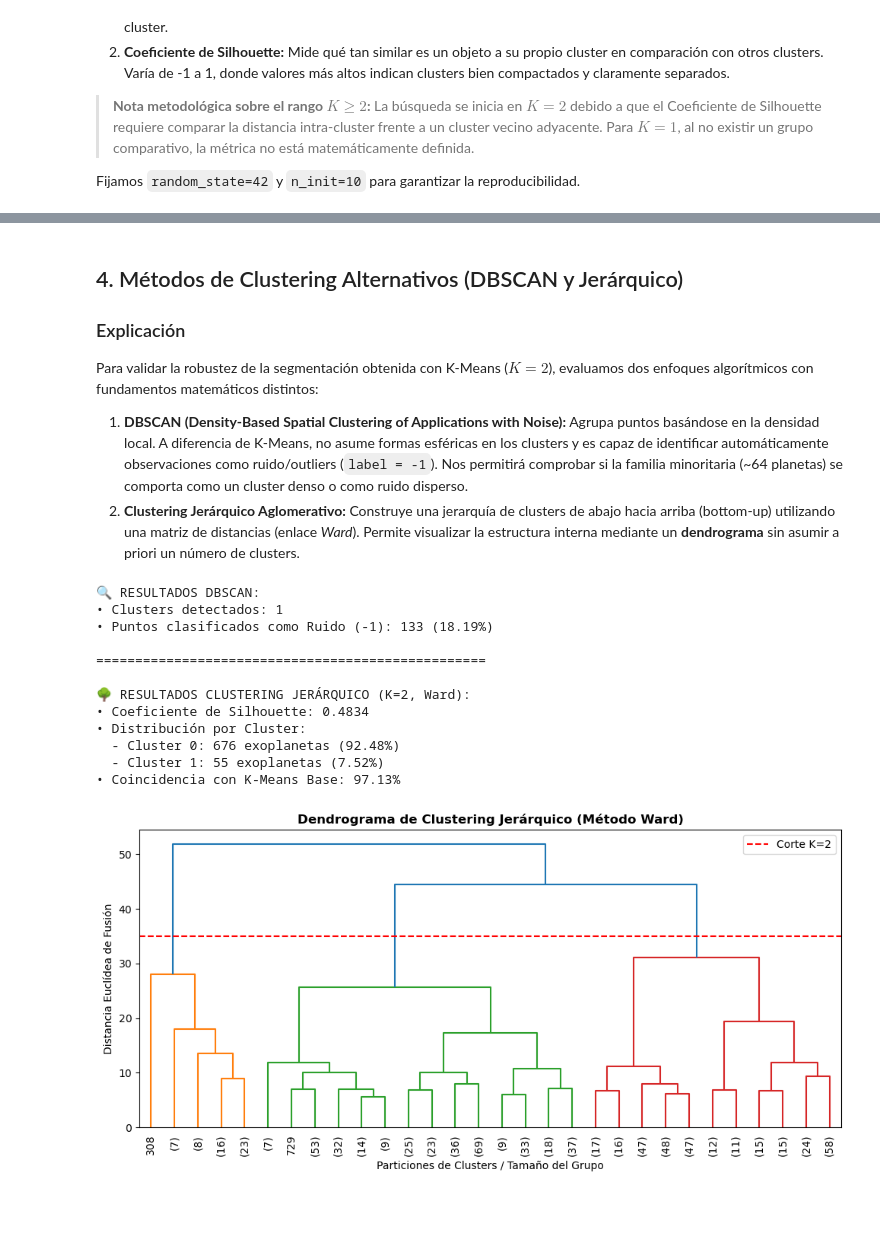
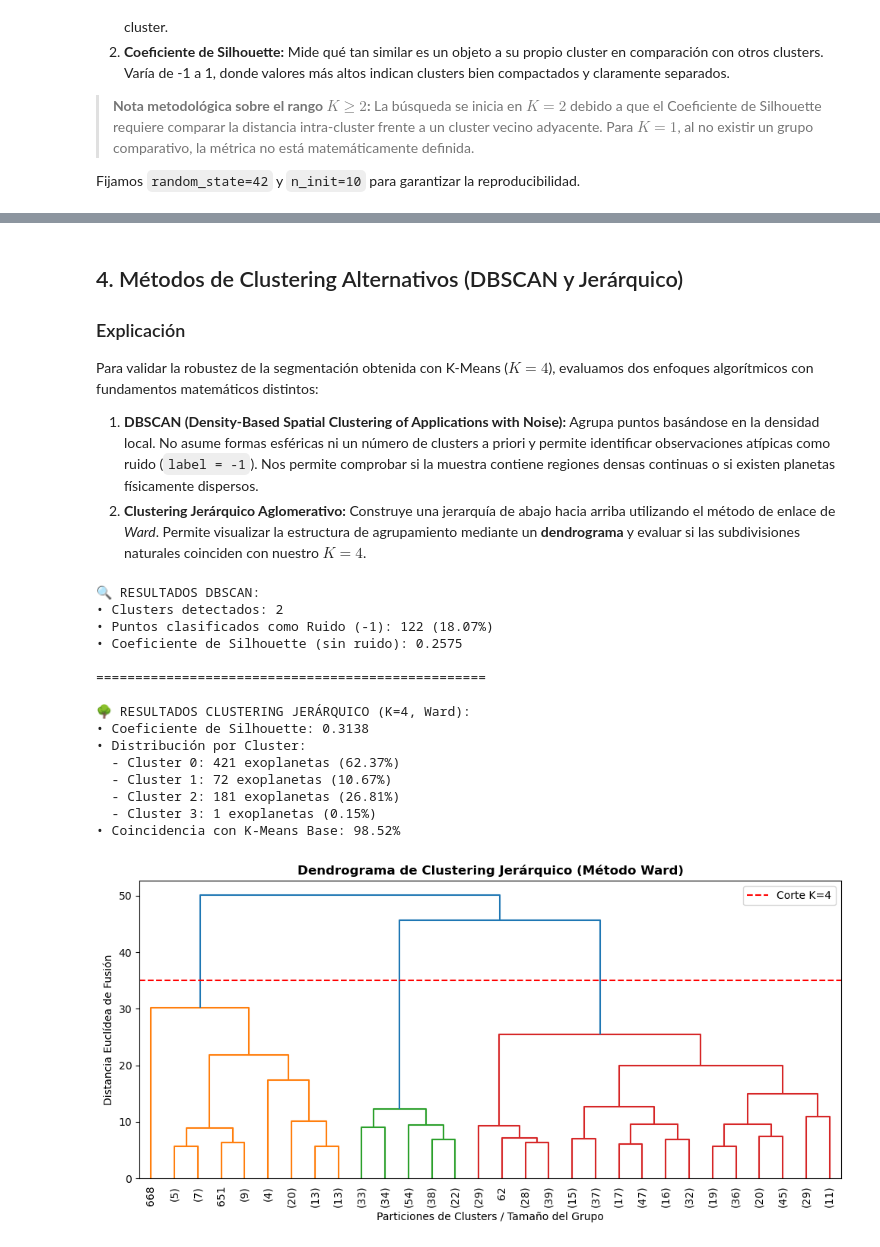
Before and after one commit to LauraSilRu/exoplanet-profiler, a Jupyter notebook: notebooks/05_clustering_and_evaluation.ipynb, the cells around one changed output, grey strips where cells are left out. Drawn from its saved outputs; the diff is of its cells as text; code cells hidden in the pictures; blank space fills up the shorter version.

Commit message:
feat: clustering remake adapting not-2026 included data as per team agreement

```diff
--- a/notebooks/05_clustering_and_evaluation.ipynb
+++ b/notebooks/05_clustering_and_evaluation.ipynb
@@ -163,7 +163,7 @@ Para validar la robustez y solidez de los resultados, realizamos una **Prueba de
 3. Evaluamos la consistencia de las métricas (Inercia y Silhouette) y el porcentaje de coincidencia en las asignaciones de exoplanetas para confirmar que la solución es estable y reproducible.
 # %%
 # 1. Entrenamiento del Modelo Final
-k_optimo = 2
+k_optimo = 4
 kmeans_final = KMeans(n_clusters=k_optimo, random_state=42, n_init=10)
 labels_final = kmeans_final.fit_predict(X_pca)
 
@@ -171,7 +171,7 @@ labels_final = kmeans_final.fit_predict(X_pca)
 inercia_final = kmeans_final.inertia_
 silhouette_final = silhouette_score(X_pca, labels_final)
 
-print("🎯 RESULTADOS MODELO FINAL (K=2):")
+print("🎯 RESULTADOS MODELO FINAL (K=4):")
 print(f"• Inercia / WCSS: {inercia_final:.2f}")
 print(f"• Coeficiente de Silhouette: {silhouette_final:.4f}")
 print("-" * 50)
@@ -234,10 +237,10 @@ print(df_stability.to_string(index=False))
 ## 4. Métodos de Clustering Alternativos (DBSCAN y Jerárquico)
 
 ### Explicación
-Para validar la robustez de la segmentación obtenida con K-Means ($K=2$), evaluamos dos enfoques algorítmicos con fundamentos matemáticos distintos:
+Para validar la robustez de la segmentación obtenida con K-Means ($K=4$), evaluamos dos enfoques algorítmicos con fundamentos matemáticos distintos:
 
-1. **DBSCAN (Density-Based Spatial Clustering of Applications with Noise):** Agrupa puntos basándose en la densidad local. A diferencia de K-Means, no asume formas esféricas en los clusters y es capaz de identificar automáticamente observaciones como ruido/outliers (`label = -1`). Nos permitirá comprobar si la familia minoritaria (~64 planetas) se comporta como un cluster denso o como ruido disperso.
-2. **Clustering Jerárquico Aglomerativo:** Construye una jerarquía de clusters de abajo hacia arriba (bottom-up) utilizando una matriz de distancias (enlace *Ward*). Permite visualizar la estructura interna mediante un **dendrograma** sin asumir a priori un número de clusters.
+1. **DBSCAN (Density-Based Spatial Clustering of Applications with Noise):** Agrupa puntos basándose en la densidad local. No asume formas esféricas ni un número de clusters a priori y permite identificar observaciones atípicas como ruido (`label = -1`). Nos permite comprobar si la muestra contiene regiones densas continuas o si existen planetas físicamente dispersos.
+2. **Clustering Jerárquico Aglomerativo:** Construye una jerarquía de abajo hacia arriba utilizando el método de enlace de *Ward*. Permite visualizar la estructura de agrupamiento mediante un **dendrograma** y evaluar si las subdivisiones naturales coinciden con nuestro $K=4$.
 # %%
 # ---------------------------------------------------------
 # 1. DBSCAN: Estimación de eps usando K-distance graph
@@ -269,13 +272,13 @@ print("\n" + "="*50 + "\n")
 # ---------------------------------------------------------
 # 2. CLUSTERING JERÁRQUICO (Aglomerativo con K=2)
 # ---------------------------------------------------------
-agg_clustering = AgglomerativeClustering(n_clusters=2, linkage='ward')
+agg_clustering = AgglomerativeClustering(n_clusters=4, linkage='ward')
 agg_labels = agg_clustering.fit_predict(X_pca)
 
 sil_agg = silhouette_score(X_pca, agg_labels)
 counts_agg = pd.Series(agg_labels).value_counts().sort_index()
 
-print("🌳 RESULTADOS CLUSTERING JERÁRQUICO (K=2, Ward):")
+print("🌳 RESULTADOS CLUSTERING JERÁRQUICO (K=4, Ward):")
 print(f"• Coeficiente de Silhouette: {sil_agg:.4f}")
 print("• Distribución por Cluster:")
 for cluster, count in counts_agg.items():
@@ -283,42 +286,45 @@ for cluster, count in counts_agg.items():
     print(f"  - Cluster {cluster}: {count} exoplanetas ({pct:.2f}%)")
 
 # Coincidencia directa con K-Means Final
 match_direct = (labels_final == agg_labels).mean()
 match_rate = max(match_direct, 1.0 - match_direct) * 100
 print(f"• Coincidencia con K-Means Base: {match_rate:.2f}%")
 
 # ---------------------------------------------------------
 # 3. VISUALIZACIÓN DEL DENDROGRAMA
 # ---------------------------------------------------------
 plt.figure(figsize=(10, 5))
 dendrogram = sch.dendrogram(
     sch.linkage(X_pca, method='ward'),
     truncate_mode='lastp',
     p=30,  # Mostrar los últimos 30 clusters fusionados
     leaf_rotation=90.,
     leaf_font_size=10.
 )
 plt.title('Dendrograma de Clustering Jerárquico (Método Ward)', fontsize=12, fontweight='bold')
 plt.xlabel('Particiones de Clusters / Tamaño del Grupo')
 plt.ylabel('Distancia Euclídea de Fusión')
-plt.axhline(y=35, color='r', linestyle='--', label='Corte K=2')
+plt.axhline(y=35, color='r', linestyle='--', label='Corte K=4')
 plt.legend()
 plt.tight_layout()
 plt.show()
 # %% [output]
 🔍 RESULTADOS DBSCAN:
-• Clusters detectados: 1
-• Puntos clasificados como Ruido (-1): 133 (18.19%)
+• Clusters detectados: 2
+• Puntos clasificados como Ruido (-1): 122 (18.07%)
+• Coeficiente de Silhouette (sin ruido): 0.2575
 
 ==================================================
 
-🌳 RESULTADOS CLUSTERING JERÁRQUICO (K=2, Ward):
-• Coeficiente de Silhouette: 0.4834
+🌳 RESULTADOS CLUSTERING JERÁRQUICO (K=4, Ward):
+• Coeficiente de Silhouette: 0.3138
 • Distribución por Cluster:
-  - Cluster 0: 676 exoplanetas (92.48%)
-  - Cluster 1: 55 exoplanetas (7.52%)
-• Coincidencia con K-Means Base: 97.13%
+  - Cluster 0: 421 exoplanetas (62.37%)
+  - Cluster 1: 72 exoplanetas (10.67%)
+  - Cluster 2: 181 exoplanetas (26.81%)
+  - Cluster 3: 1 exoplanetas (0.15%)
+• Coincidencia con K-Means Base: 98.52%
-[figure, old version]
+[figure, new version]
 # %% [markdown]
 ### Conclusión
 
```
Also changed, not shown: parts of 13 cells of this notebook, 2 other files.
